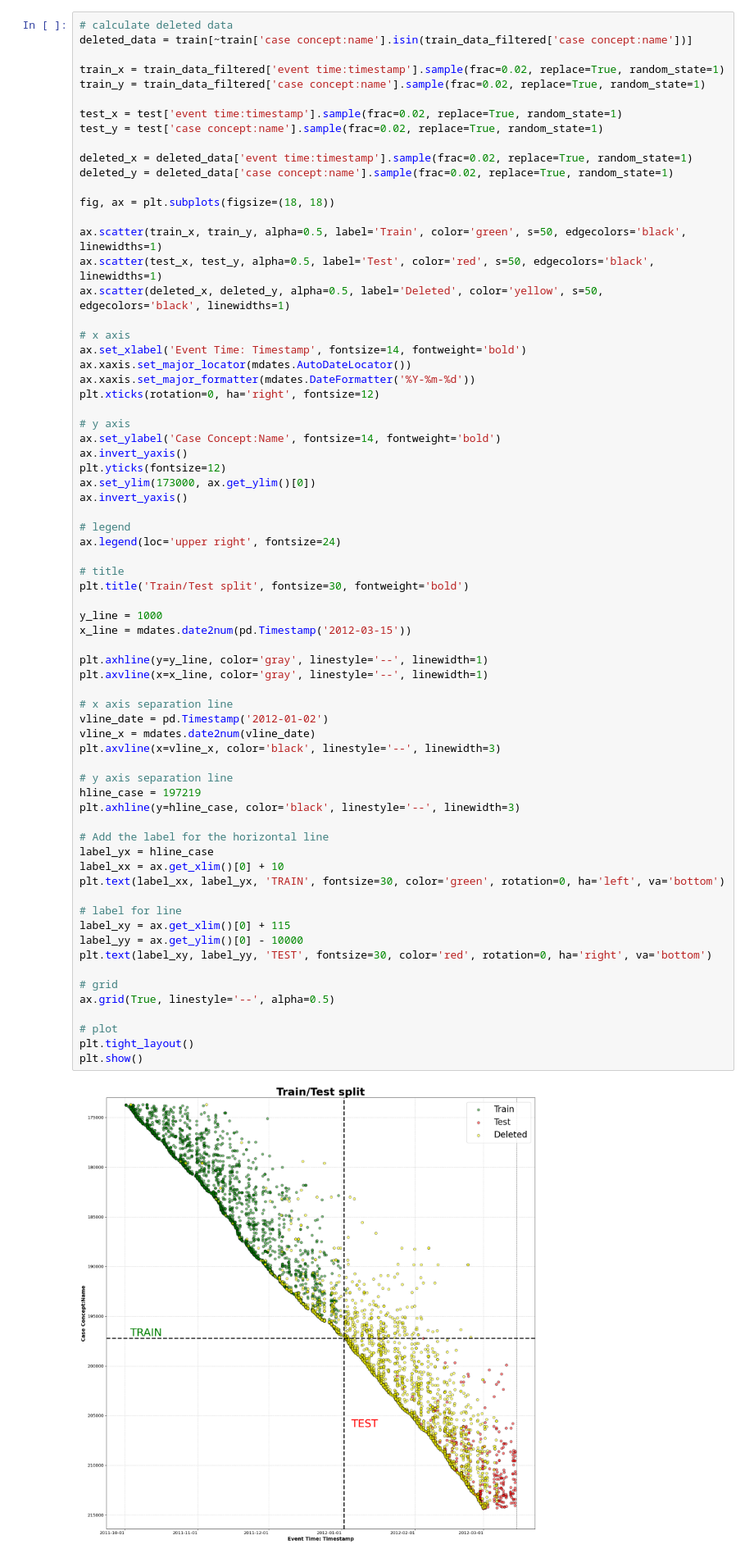
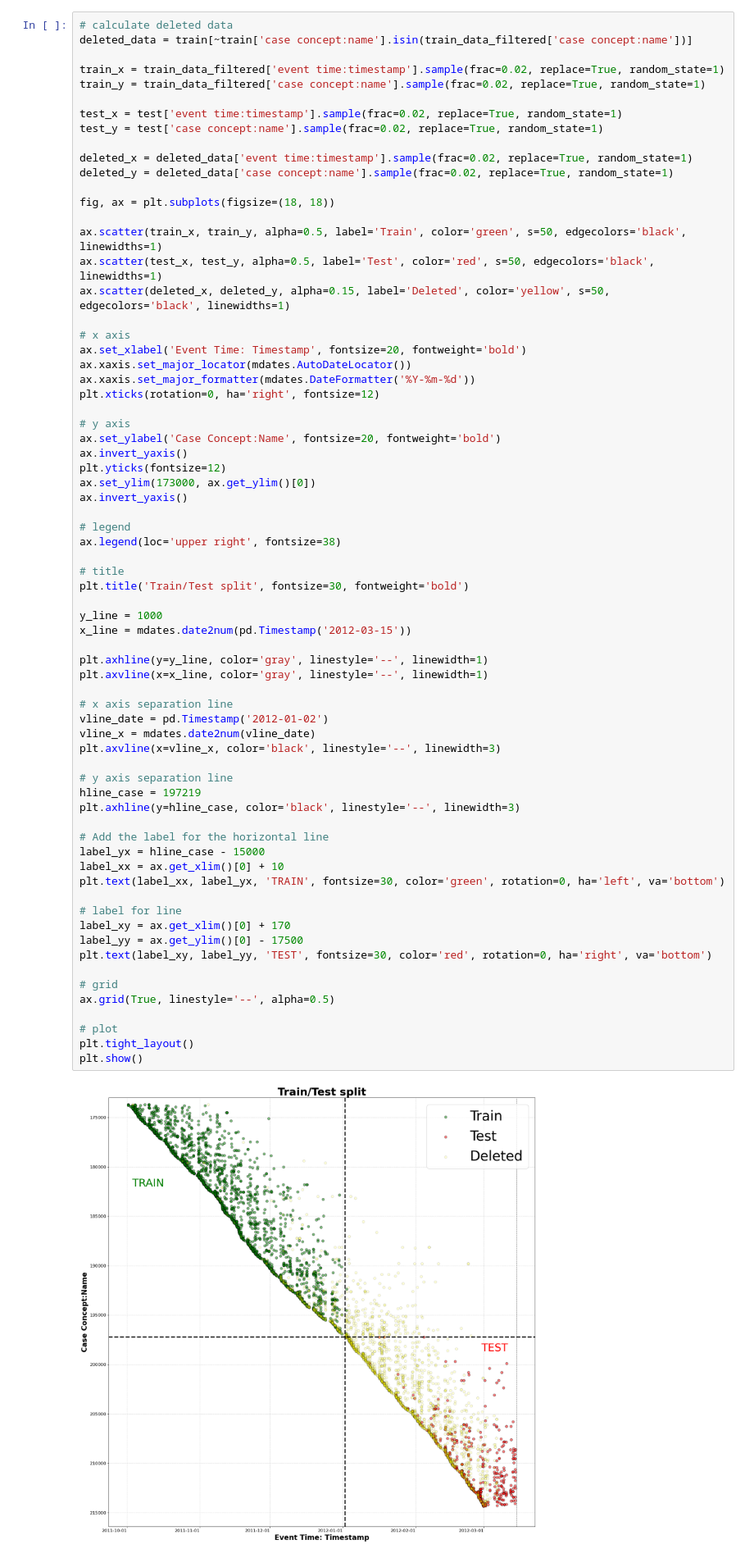
Before and after one commit to KonstantinGeorgiev0/Process-Mining, a Jupyter notebook: 2_Preprocessing.ipynb, the cells around one changed output. Shown at 82% size. Cells and saved outputs as stored; diff of their text form.

```diff
--- a/2_Preprocessing.ipynb
+++ b/2_Preprocessing.ipynb
@@ -331,57 +331,57 @@ fig, ax = plt.subplots(figsize=(18, 18))
 
 ax.scatter(train_x, train_y, alpha=0.5, label='Train', color='green', s=50, edgecolors='black', linewidths=1)
 ax.scatter(test_x, test_y, alpha=0.5, label='Test', color='red', s=50, edgecolors='black', linewidths=1)
-ax.scatter(deleted_x, deleted_y, alpha=0.5, label='Deleted', color='yellow', s=50, edgecolors='black', linewidths=1)
+ax.scatter(deleted_x, deleted_y, alpha=0.15, label='Deleted', color='yellow', s=50, edgecolors='black', linewidths=1)
 
 # x axis
-ax.set_xlabel('Event Time: Timestamp', fontsize=14, fontweight='bold')
+ax.set_xlabel('Event Time: Timestamp', fontsize=20, fontweight='bold')
 ax.xaxis.set_major_locator(mdates.AutoDateLocator())
 ax.xaxis.set_major_formatter(mdates.DateFormatter('%Y-%m-%d'))
 plt.xticks(rotation=0, ha='right', fontsize=12)
 
 # y axis
-ax.set_ylabel('Case Concept:Name', fontsize=14, fontweight='bold')
+ax.set_ylabel('Case Concept:Name', fontsize=20, fontweight='bold')
 ax.invert_yaxis()
 plt.yticks(fontsize=12)
 ax.set_ylim(173000, ax.get_ylim()[0])
 ax.invert_yaxis()
 
 # legend
-ax.legend(loc='upper right', fontsize=24)
+ax.legend(loc='upper right', fontsize=38)
 
 # title
 plt.title('Train/Test split', fontsize=30, fontweight='bold')
 
 y_line = 1000
 x_line = mdates.date2num(pd.Timestamp('2012-03-15'))
 
 plt.axhline(y=y_line, color='gray', linestyle='--', linewidth=1)
 plt.axvline(x=x_line, color='gray', linestyle='--', linewidth=1)
 
 # x axis separation line
 vline_date = pd.Timestamp('2012-01-02')
 vline_x = mdates.date2num(vline_date)
 plt.axvline(x=vline_x, color='black', linestyle='--', linewidth=3)
 
 # y axis separation line
 hline_case = 197219
 plt.axhline(y=hline_case, color='black', linestyle='--', linewidth=3)
 
 # Add the label for the horizontal line
-label_yx = hline_case
+label_yx = hline_case - 15000
 label_xx = ax.get_xlim()[0] + 10
 plt.text(label_xx, label_yx, 'TRAIN', fontsize=30, color='green', rotation=0, ha='left', va='bottom')
 
 # label for line
-label_xy = ax.get_xlim()[0] + 115
-label_yy = ax.get_ylim()[0] - 10000
+label_xy = ax.get_xlim()[0] + 170
+label_yy = ax.get_ylim()[0] - 17500
 plt.text(label_xy, label_yy, 'TEST', fontsize=30, color='red', rotation=0, ha='right', va='bottom')
 
 # grid
 ax.grid(True, linestyle='--', alpha=0.5)
 
 # plot
 plt.tight_layout()
 plt.show()
 # %% [output]
-[figure, old version]
+[figure, new version]
```
Also changed, not shown: parts of 1 cell of this notebook, 1 other file.
